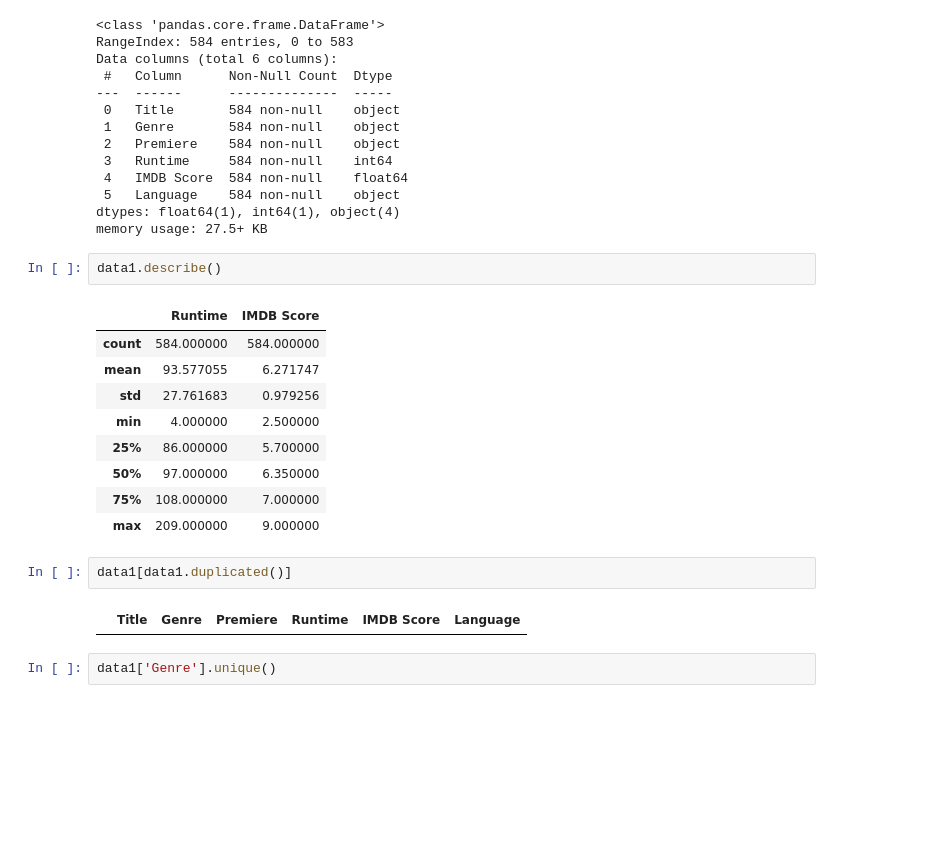
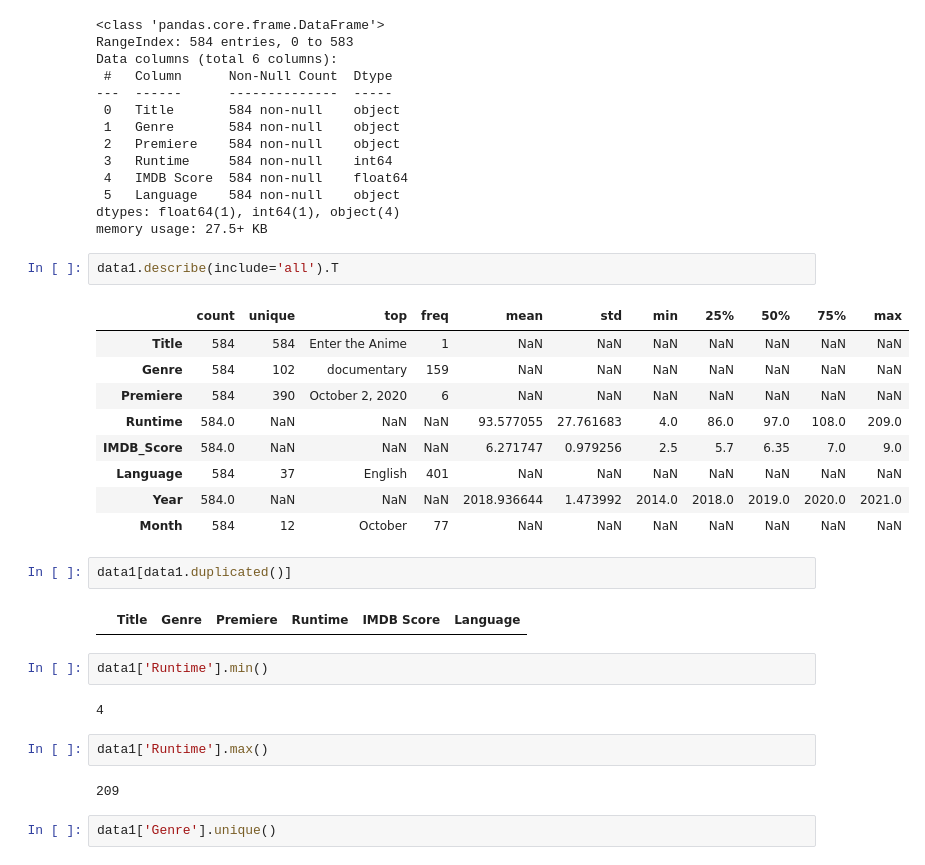
Before and after one commit to vijayaRect/Netflix_Analysis, a Jupyter notebook: NetflixGraphs_V8.ipynb, the cells around one changed output. Cells and saved outputs as stored; diff of their text form; blank space fills up the shorter version.

```diff
--- a/NetflixGraphs_V8.ipynb
+++ b/NetflixGraphs_V8.ipynb
@@ -34,21 +38,29 @@ Data columns (total 6 columns):
 dtypes: float64(1), int64(1), object(4)
 memory usage: 27.5+ KB
 # %%
-data1.describe()
+data1.describe(include='all').T
 # %% [output]
-|  | Runtime | IMDB Score |
-| count | 584.000000 | 584.000000 |
-| mean | 93.577055 | 6.271747 |
-| std | 27.761683 | 0.979256 |
-| min | 4.000000 | 2.500000 |
-| 25% | 86.000000 | 5.700000 |
-| 50% | 97.000000 | 6.350000 |
-| 75% | 108.000000 | 7.000000 |
-| max | 209.000000 | 9.000000 |
+|  | count | unique | top | freq | mean | std | min | 25% | 50% | 75% | max |
+| Title | 584 | 584 | Enter the Anime | 1 | NaN | NaN | NaN | NaN | NaN | NaN | NaN |
+| Genre | 584 | 102 | documentary | 159 | NaN | NaN | NaN | NaN | NaN | NaN | NaN |
+| Premiere | 584 | 390 | October 2, 2020 | 6 | NaN | NaN | NaN | NaN | NaN | NaN | NaN |
+| Runtime | 584.0 | NaN | NaN | NaN | 93.577055 | 27.761683 | 4.0 | 86.0 | 97.0 | 108.0 | 209.0 |
+| IMDB_Score | 584.0 | NaN | NaN | NaN | 6.271747 | 0.979256 | 2.5 | 5.7 | 6.35 | 7.0 | 9.0 |
+| Language | 584 | 37 | English | 401 | NaN | NaN | NaN | NaN | NaN | NaN | NaN |
+| Year | 584.0 | NaN | NaN | NaN | 2018.936644 | 1.473992 | 2014.0 | 2018.0 | 2019.0 | 2020.0 | 2021.0 |
+| Month | 584 | 12 | October | 77 | NaN | NaN | NaN | NaN | NaN | NaN | NaN |
 # %%
 data1[data1.duplicated()]
 # %% [output]
 |  | Title | Genre | Premiere | Runtime | IMDB Score | Language |
+# %%
+data1['Runtime'].min()
+# %% [output]
+4
+# %%
+data1['Runtime'].max()
+# %% [output]
+209
 # %%
 data1['Genre'].unique()
 # %% [output]
```
Also changed, not shown: parts of 3 cells of this notebook, 1 other file.
